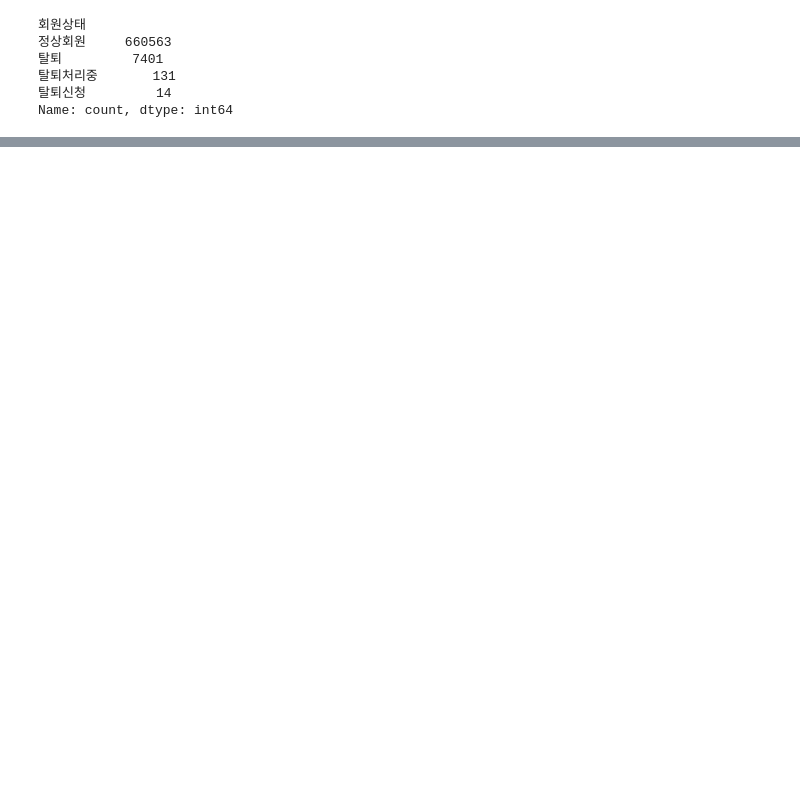
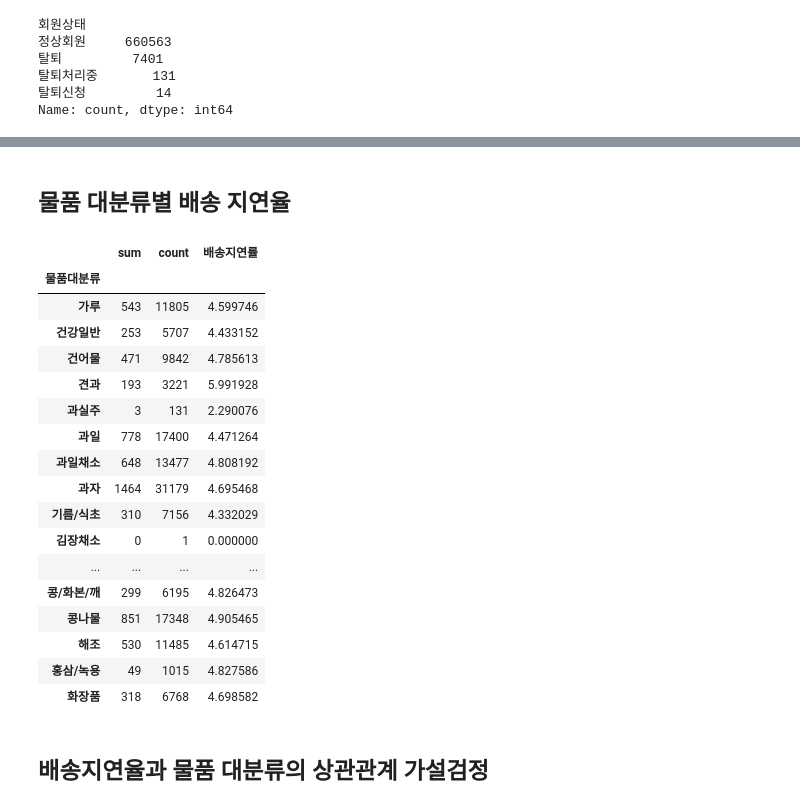
Before and after one commit to dldbwns23/DSA17_project, a Jupyter notebook: eda_example.ipynb, the cells around one changed output, grey strips where cells are left out. Cells and saved outputs as stored; diff of their text form; code cells hidden in the pictures; blank space fills up the shorter version.

```diff
--- a/eda_example.ipynb
+++ b/eda_example.ipynb
@@ -265,0 +256,32 @@ print('유령고객 비율:', round(ghost_ratio, 2), '%')
+# %% [markdown]
+## 물품 대분류별 배송 지연율
+# %%
+# df_sales와 df_product를 제품번호 기준으로 병합
+df_merged = df_sales.merge(df_product, on='제품번호', how='left')
+
+# 물품대분류별 배송지연률 계산
+delay_rate_by_category = df_merged.groupby('물품대분류')['배송지연'].agg(['sum', 'count'])
+delay_rate_by_category['배송지연률'] = (delay_rate_by_category['sum'] / delay_rate_by_category['count']) * 100
+
+delay_rate_by_category
+# %% [output]
+|  | sum | count | 배송지연률 |
+| 물품대분류 |  |  |  |
+| 가루 | 543 | 11805 | 4.599746 |
+| 건강일반 | 253 | 5707 | 4.433152 |
+| 건어물 | 471 | 9842 | 4.785613 |
+| 견과 | 193 | 3221 | 5.991928 |
+| 과실주 | 3 | 131 | 2.290076 |
+| 과일 | 778 | 17400 | 4.471264 |
+| 과일채소 | 648 | 13477 | 4.808192 |
+| 과자 | 1464 | 31179 | 4.695468 |
+| 기름/식초 | 310 | 7156 | 4.332029 |
+| 김장채소 | 0 | 1 | 0.000000 |
+| ... | ... | ... | ... |
+| 콩/화본/깨 | 299 | 6195 | 4.826473 |
+| 콩나물 | 851 | 17348 | 4.905465 |
+| 해조 | 530 | 11485 | 4.614715 |
+| 홍삼/녹용 | 49 | 1015 | 4.827586 |
+| 화장품 | 318 | 6768 | 4.698582 |
+# %% [markdown]
+## 배송지연율과 물품 대분류의 상관관계 가설검정
```
Also changed, not shown: parts of 16 cells of this notebook.
